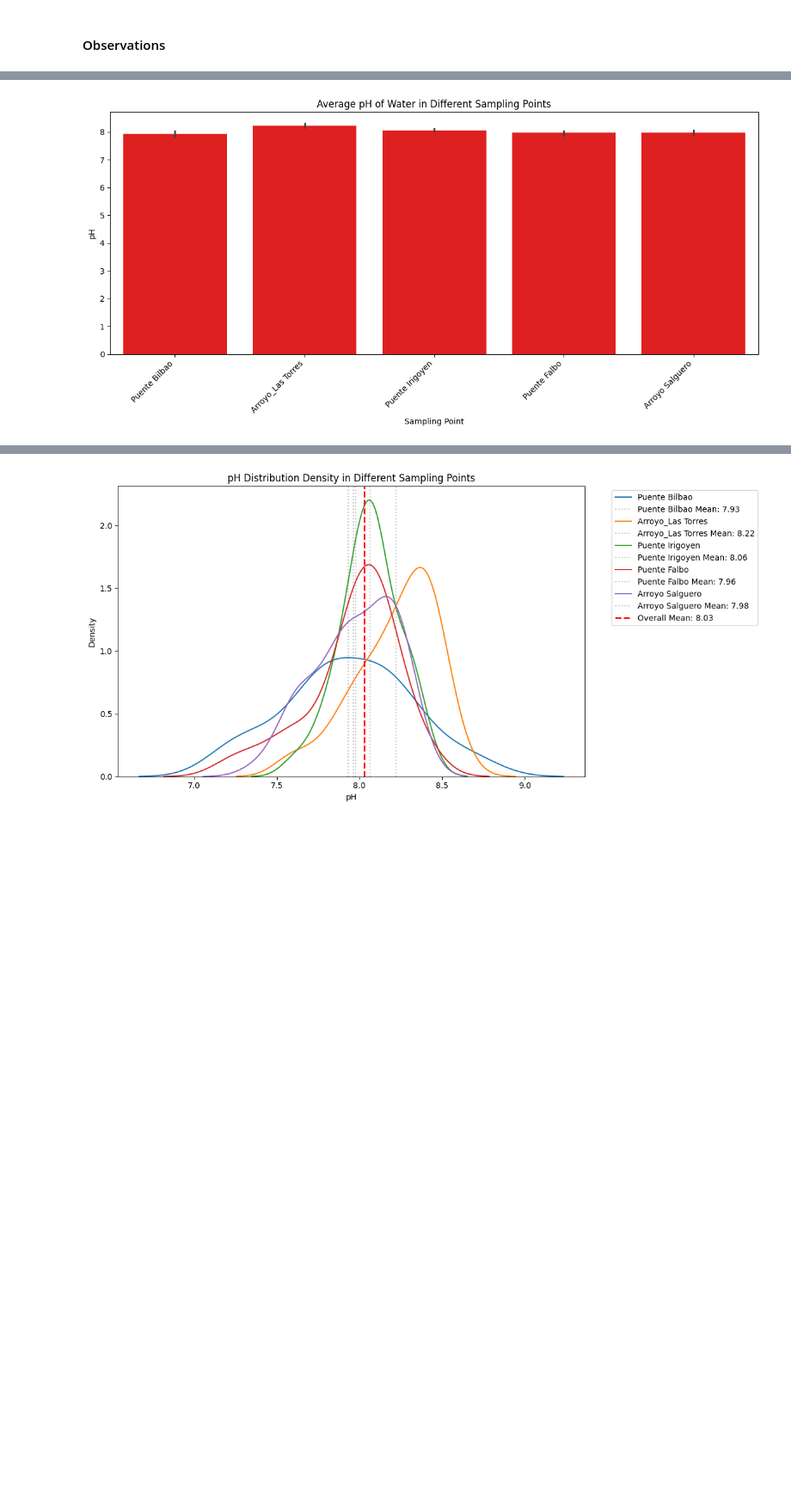
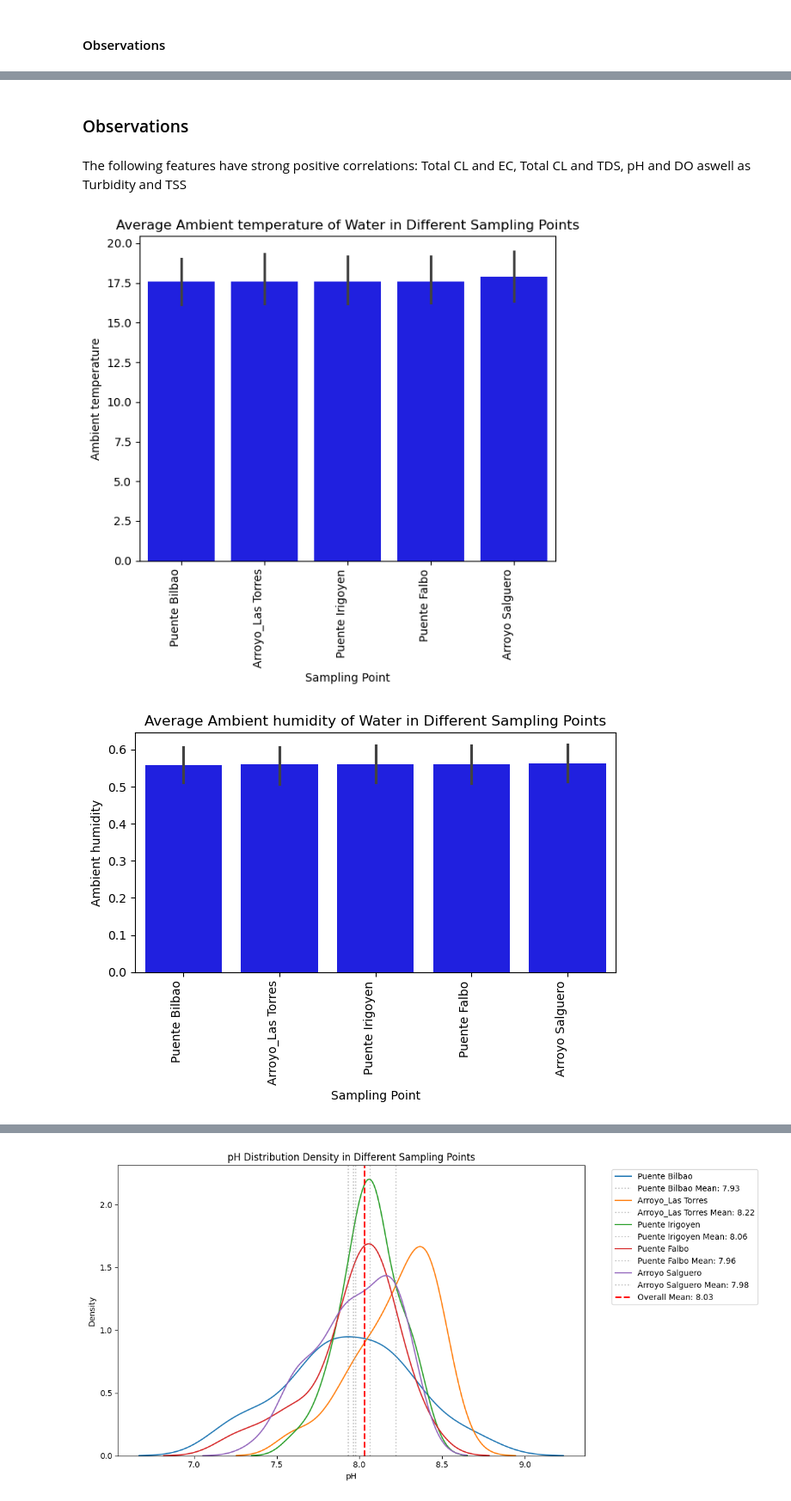
Before and after one commit to sarahgracemahlangu/ExploreAI-Python-Group-Project, a Jupyter notebook: python_group_project.ipynb, the cells around one changed output, grey strips where cells are left out. Shown at 86% size. Saved outputs shown, nothing was run; the diff lists cells and outputs as text; code cells hidden in the pictures; blank space fills up the shorter version.

```diff
--- a/python_group_project.ipynb
+++ b/python_group_project.ipynb
@@ -113,20 +132,20 @@ dtype: int64
 # %%
 # Imputing the null values for each column
 
-# Fill missing TSS\n(mL sed/L) with the mean TSS
+# Fill missing TSS with the mean TSS
 df['TSS'] = df['TSS'].fillna(df['TSS'].mean())
 
-# Fill missing Level values with 0
-df['Level'] = df['Level'].fillna(0)
+# Fill missing Level values with the mean Level
+df['Level'] = df['Level'].fillna(df['Level'].mean())
 
-# Fill missing Turbidity (NTU) with the mean Turbidity
+# Fill missing Turbidity with the mean Turbidity
 df['Turbidity'] = df['Turbidity'].fillna(df['Turbidity'].mean())
 
-# Fill missing Hardness\n(mg CaCO3/L) with the mean Hardness\n(mg CaCO3/L)
+# Fill missing Hardness with the mean Hardness
 df['Hardness'] = df['Hardness'].fillna(df['Hardness'].mean())
 
 # Fill missing Hardness classification with the mode Hardness classification
 df['Hardness classification'] = df['Hardness classification'].fillna(df['Hardness classification'].mode())
 
-# Fill missing Total Cl-\n(mg Cl-/L)  with the mean Total Cl-\n(mg Cl-/L)
+# Fill missing Total Cl with the mean Total Cl
 df['Total Cl'] = df['Total Cl'].fillna(df['Total Cl'].mean())
@@ -205,0 +267,12 @@ plt.show()
+# %%
+# Count plots for categorical columns
+
+plt.figure(figsize=(15, 6))
+for i, col in enumerate(cat_cols):
+    if col != 'Time':
+        plt.subplot(math.ceil(len(cat_cols) / 3), 3, i + 1)
+        sns.countplot(x = df[col], palette = 'mako')
+        plt.title(f'Count plot of {col}')
+        plt.xticks(rotation = 90)
+        plt.tight_layout()
+plt.show()
@@ -206,11 +327,18 @@ plt.show()
+# %% [markdown]
+### Observations
+# %% [markdown]
+The following features have strong positive correlations:
+Total CL and EC, Total CL and TDS, pH and DO aswell as Turbidity and TSS
 # %%
-plt.figure(figsize=(12, 6))
-sns.barplot(x='Sampling point', y='pH', data=df, color='red', ci=95)
-plt.title('Average pH of Water in Different Sampling Points')
-plt.xlabel('Sampling Point')
-plt.ylabel('pH')
-plt.xticks(rotation=45, ha='right')
-plt.tight_layout()
-plt.show()
+plt.figure(figsize=(6, 6))
+for col in num_cols:
+    sns.barplot(x = 'Sampling point', y = col, data = df, color = 'blue', ci = 95)
+    plt.title(f'Average {col} of Water in Different Sampling Points')
+    plt.xlabel('Sampling Point')
+    plt.ylabel(col)
+    plt.xticks(rotation = 90, ha = 'right')
+    plt.tight_layout()
+    plt.show()
 # %% [output]
-[figure, old version]
+[figure, new version]
+[figure, added]
```
Also changed, not shown: parts of 53 cells of this notebook.
